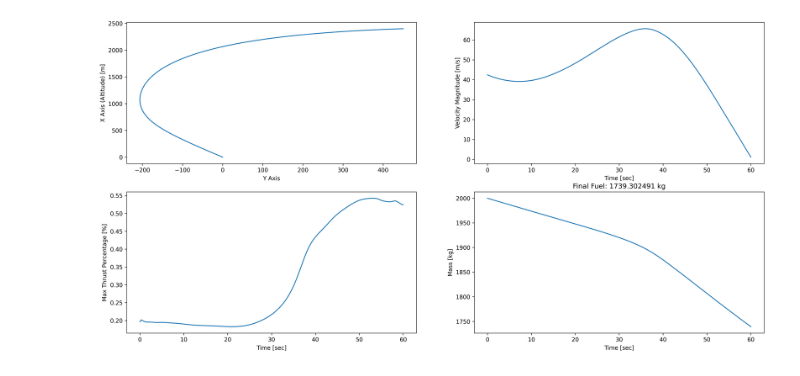
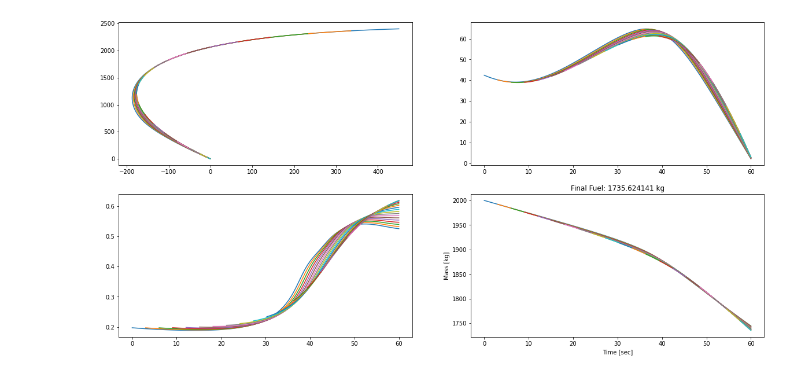
Before and after one commit to lunarnaut93/Convex_Soft_Landing_IAC, a Jupyter notebook: Soft_Landing_Convex_Problem.ipynb, the cells around one changed output. Saved outputs shown, nothing was run; the diff lists cells and outputs as text; code cells hidden in the pictures.

```diff
--- a/Soft_Landing_Convex_Problem.ipynb
+++ b/Soft_Landing_Convex_Problem.ipynb
@@ -58,4 +58,13 @@ c = e1 / np.tan(gamma_gs)
 
 # Velocity Constraints
 V_max = 100 # m/s
+
+# Define and solve the CVXPY problem.
+n_idx = 100 # number of timesteps
+tf = 60  # final time [s]
+
+tstep = tf / n_idx
+
+# Create a time vector from 0 to tf with n intervals
+ts, delt = np.linspace(0,tf,n_idx,endpoint=True,retstep=True)
 # %%
@@ -80,3 +89,0 @@ Gamma_t = cp.Variable([1,n])   # Mass Flow time history
-# %%
-i = 1
-x_t[0:2+1,i] - x_t[0:2+1,-1]
@@ -85,5 +89,0 @@ Expression(AFFINE, UNKNOWN, (3,))
-# %%
-# Construct the glide constraint (Have to do this way because cvx py cannot handle matrix + vector calculations)
-glide_const = []
-for i in range(n):
-  glide_const.append(-c.T * (x_t[0:2+1,i] - x_t[0:2+1,-1]) <= 0)
@@ -135,3 +89,0 @@ min_land_err_prob.solve()  # Returns the optimal value.
-# %%
-m_t = np.exp(z_t[0,:-1].value)
-T_t = np.multiply(u_t[:,:].value, m_t)
@@ -138,41 +227,59 @@ T_t = np.multiply(u_t[:,:].value, m_t)
 # %%
 # Print result.
-print("\nThe optimal value is", min_land_err_prob.value)
-print("Solution to the X State is")
+# print("\nThe optimal value is", min_land_err_prob.value)
+# print("Solution to the X State is")
 
-x_t_sln = x_t.value
-m_t = np.exp(z_t[0,:-1].value)
-T_t = np.multiply(u_t[:,:].value, m_t)
+fig1 = plt.figure()
+ax = plt.axes(projection='3d')
+i_ary = range(0, n_idx-1, 5)
+# i_ary = range(0, 1, 1)
 
-fig = plt.figure()
-ax = plt.axes(projection='3d')
-ax.plot3D(x_t_sln[1,:-1],  x_t_sln[2,:-1], x_t_sln[0,:-1],  'gray')
-plt.xlabel('Y Axis')
-plt.xlabel('Z Axis')
-plt.xlabel('X Axis')
-ax.view_init(30, 30)
+for i in i_ary:
+  x_t_sln = x_t_hist[i,:,:n_idx-i]
+  z_t_sln = z_t_hist[i,:,:n_idx-i]
+  u_t_sln = u_t_hist[i,:,:n_idx-i]
 
-fig = plt.figure()
-plt.subplot(2,2,1)
-plt.plot(x_t_sln[1,:-1], x_t_sln[0,:-1])
-plt.ylabel('X Axis (Altitude) [m]')
-plt.xlabel('Y Axis')
+  m_t = np.exp(z_t_sln)
+  T_t = np.multiply(u_t_sln, m_t)
 
-plt.subplot(2,2,2)
-plt.plot(ts, np.linalg.norm(x_t_sln[3:5+1,:-1], axis=0))
-plt.ylabel('Velocity Magnitude [m/s]')
-plt.xlabel('Time [sec]')
+  ax.plot3D(x_t_sln[1,:],  x_t_sln[2,:], x_t_sln[0,:])
+  plt.xlabel('Y Axis')
+  plt.xlabel('Z Axis')
+  plt.xlabel('X Axis')
 
-plt.subplot(2,2,3)
-plt.plot(ts, np.linalg.norm(T_t, axis=0) / T_max)
-plt.ylabel('Max Thrust Percentage [%]')
-plt.xlabel('Time [sec]')
+ax.view_init(30, 60)
 
-plt.subplot(2,2,4)
-plt.plot(ts, m_t)
-plt.ylabel('Mass [kg]')
-plt.xlabel('Time [sec]')
-plt.title('Final Fuel: %f kg' % (m_t[-1]))
+fig2 = plt.figure()
+s1 = plt.subplot(2,2,1)
+s2 = plt.subplot(2,2,2)
+s3 = plt.subplot(2,2,3)
+s4 = plt.subplot(2,2,4)
+
+for i in i_ary:
+  x_t_sln = x_t_hist[i,:,:n_idx-i]
+  z_t_sln = z_t_hist[i,:,:n_idx-i]
+  u_t_sln = u_t_hist[i,:,:n_idx-i]
+  t_sln   = t_hist[i,:,:n_idx-i]
+
+  m_t = np.exp(z_t_sln)
+  T_t = np.multiply(u_t_sln, m_t)
+
+  s1.plot(x_t_sln[1,:], x_t_sln[0,:])
+  plt.ylabel('X Axis (Altitude) [m]')
+  plt.xlabel('Y Axis')
+
+  s2.plot(t_sln[0,:], np.linalg.norm(x_t_sln[3:5+1,:], axis=0))
+  plt.ylabel('Velocity Magnitude [m/s]')
+  plt.xlabel('Time [sec]')
+
+  s3.plot(t_sln[0,:], np.linalg.norm(T_t, axis=0) / T_max)
+  plt.ylabel('Max Thrust Percentage [%]')
+  plt.xlabel('Time [sec]')
+
+  s4.plot(t_sln[0,:], m_t[0,:])
+  plt.ylabel('Mass [kg]')
+  plt.xlabel('Time [sec]')
+  plt.title('Final Fuel: %f kg' % (m_t[0,-1]))
 
 plt.rcParams['figure.figsize'] = [20, 10]
 # %% [output]
@@ -182,4 +287,4 @@ Solution to the X State is
-[figure, old version]
+[figure, new version]
 # %%
 # Define the Convex Relaxed Minimum Fuel Problem
 
```
Also changed, not shown: parts of 10 cells of this notebook.
